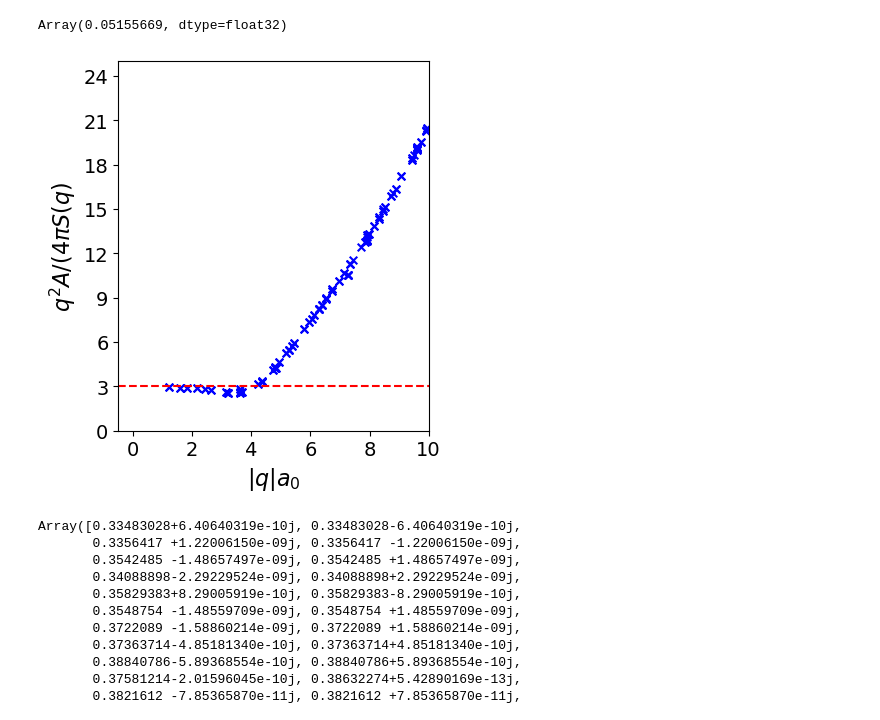
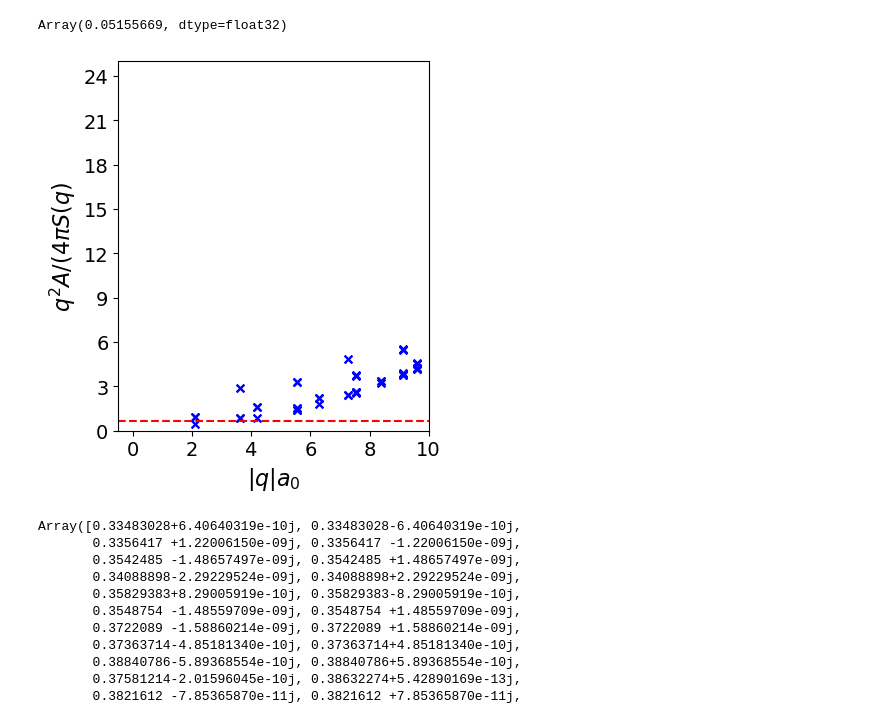
Before and after one commit to abouelkomsan/ferminet_ahmed, a Jupyter notebook: tests.ipynb, the cells around one changed output. Drawn from its saved outputs; the diff is of its cells as text; code cells hidden in the pictures.

```diff
--- a/tests.ipynb
+++ b/tests.ipynb
@@ -2295,0 +2464,12 @@ Array(-3.8146973e-05-3.141666j, dtype=complex64)
+# %%
+def magnetic_phase_symmetric_gauge_vec(positions, a, B=1.0):
+    # positions: shape (Ne, 2)
+    # a: shape (2,)
+    x = positions[:, 0]
+    y = positions[:, 1]
+    a_x, a_y = a
+    return 0.5 * B * (x * a_y - y * a_x)
+
+Ne = reshaped_positions[0].shape[0] // 2
+positions = jnp.reshape(reshaped_positions[0], (Ne, 2))  # shape (Ne, 2)
+phases = magnetic_phase_symmetric_gauge_vec(positions, L2/12)
@@ -2324,7 +2528,7 @@ Array([ 2.4710572 ,  3.1289942 ,  2.4103448 , -2.5105703 ,  2.4885783 ,
         0.90591633, -1.2242538 ,  4.6534767 ,  0.57576835,  2.4945025 ,
         2.0474954 ], dtype=float32)
 # %%
-n_values = list(range(0, 27))
+n_values = list(range(0, 12))
 overlap_list = []
 for n in n_values:
     cfg = get_config(n)
@@ -3234,7 +3512,7 @@ Array(64.+0.j, dtype=complex64)
 # %%
-sq_list_9particles = []
+sq_list = []
 for k in kgrid:
     result = structure_factor(log_network, gathered_params, reshaped_positions_mapped, reshaped_spins, reshaped_atoms, reshaped_charges, k)
     print(k, result)
-    sq_list_8particles = np.append(sq_list, result)
+    sq_list = np.append(sq_list, result)
 # %% [output]
@@ -3251,7 +3544,7 @@ def apply_c6_symmetry(k):
     ]
     return [rotation @ k for rotation in c6_rotations]
 
-sq_list_9particles = []
+sq_list = []
 for k in kgrid:
     # Generate all C6-related k-points
     c6_k_points = apply_c6_symmetry(k)
@@ -3267,5 +3560,5 @@ for k in kgrid:
 
     # Print and append the averaged result
     print(k, averaged_result)
-    sq_list_9particles = np.append(sq_list_9particles, averaged_result)
+    sq_list = np.append(sq_list, averaged_result)
 # %% [output]
@@ -3627,7 +3920,7 @@ a2 = a0 * np.array([0,1])
 # a = np.sqrt((4 * np.pi * 1**2) / np.sqrt(3))  # primitive 1-flux length
 # a1 = a * np.array([np.sqrt(3) / 2, -0.5])
 # a2 = a * np.array([0, 1.0])
-Tmatrix = np.array([[4,0], [0, 6]])
+Tmatrix = np.array([[2,-2], [2, 4]])
 lattice = lattice_vecs(a1, a2, Tmatrix)
 area_lattice = jnp.abs(jnp.linalg.det(lattice))
 potential_lattice = lattice_vecs(a1, a2, np.array([[1,0], [0, 1]]))
@@ -3652,43 +3945,43 @@ kgrid = m_grid[..., None] * g1 + n_grid[..., None] * g2  # Shape: (len(n_range),
 kgrid = kgrid.reshape(-1, 2)  # Shape: (num_k_points, 2)
 
 kgrid_filtered = np.array([k for k in kgrid if not np.allclose(k, [0, 0])])
-sq_list_filtered = [sq_list_8particles[i] for i, k in enumerate(kgrid) if not np.allclose(k, [0, 0])]
+sq_list_filtered = [sq_list[i] for i, k in enumerate(kgrid) if not np.allclose(k, [0, 0])]
 
 # Compute the norm of each k-point
 k_norms = np.linalg.norm(kgrid_filtered, axis=1)
 
 # Set S(k=0) = 0 explicitly
 sq_list_filtered = np.array(sq_list_filtered)
 sq_list_filtered[k_norms == 0] = 0
 
 # Compute S(q)/q^2, avoiding division by zero
 sq_over_q2 = np.zeros_like(sq_list_filtered)
 nonzero_indices = k_norms > 0
 sq_over_q2[nonzero_indices] =(k_norms[nonzero_indices] ** 2)/ sq_list_filtered[nonzero_indices]
 
 # Sort the norms and corresponding values for better visualization
 sorted_indices = np.argsort(k_norms)
 k_norms_sorted = k_norms[sorted_indices]
 #sq_over_q2_sorted = sq_over_q2[sorted_indices]*4*np.pi/(24*area_unitcell)
-sq_over_q2_sorted = sq_over_q2[sorted_indices]*(24*area_unitcell/(4*np.pi))
+sq_over_q2_sorted = sq_over_q2[sorted_indices]*(area_lattice/(4*np.pi))
 
 # Plot S(q)/q^2 as a function of q
 plt.figure()
 plt.scatter(k_norms_sorted, sq_over_q2_sorted, s=30, c ='blue',marker = 'x')
-plt.axhline(y=3, color='red', linestyle='--')  # Add horizontal line
+plt.axhline(y=2/3, color='red', linestyle='--')  # Add horizontal line
 plt.xlabel(r'$|q|a_0$',fontsize = 16)
 #plt.ylabel(r'$4 \pi S(q)/(q^2 A)$',fontsize = 16)
 plt.ylabel(r'$q^2 A / (4 \pi S(q)$',fontsize = 16)
 plt.yticks(np.arange(0, 25, 3), fontsize=14)
 plt.xticks(fontsize=14)
 plt.yticks(fontsize=14)
 plt.gca().set_aspect(0.5)
 plt.xlim(-0.5,10)
 plt.ylim(0,25)
-plt.savefig("/work/submit/ahmed95/plots_paper/qsquaredoverstructurefactor_8particles.pdf", format="pdf", bbox_inches="tight")
+#plt.savefig("/work/submit/ahmed95/plots_paper/qsquaredoverstructurefactor_8particles.pdf", format="pdf", bbox_inches="tight")
 plt.show()
 # %% [output]
-[figure, old version]
+[figure, new version]
 # %%
 sq_over_q2_sorted
 # %% [output]
```
Also changed, not shown: parts of 64 cells of this notebook, 6 other files.
